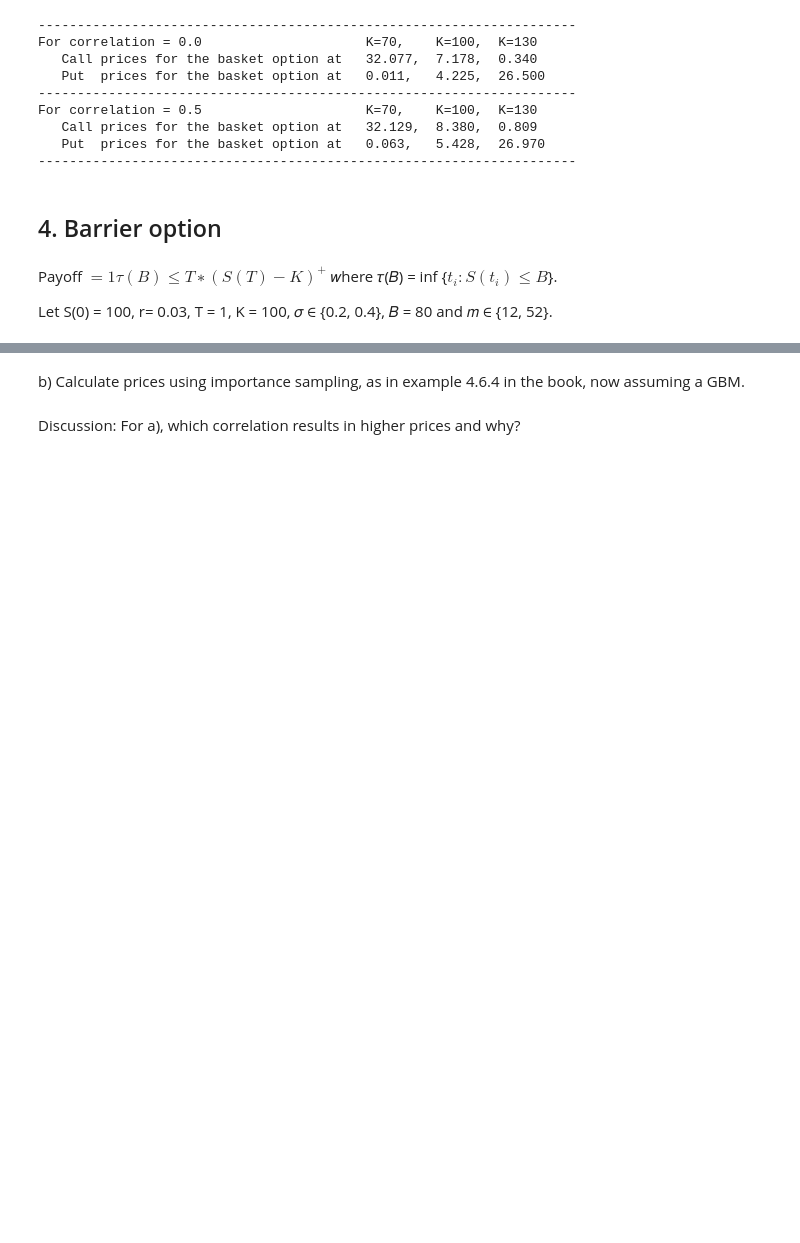
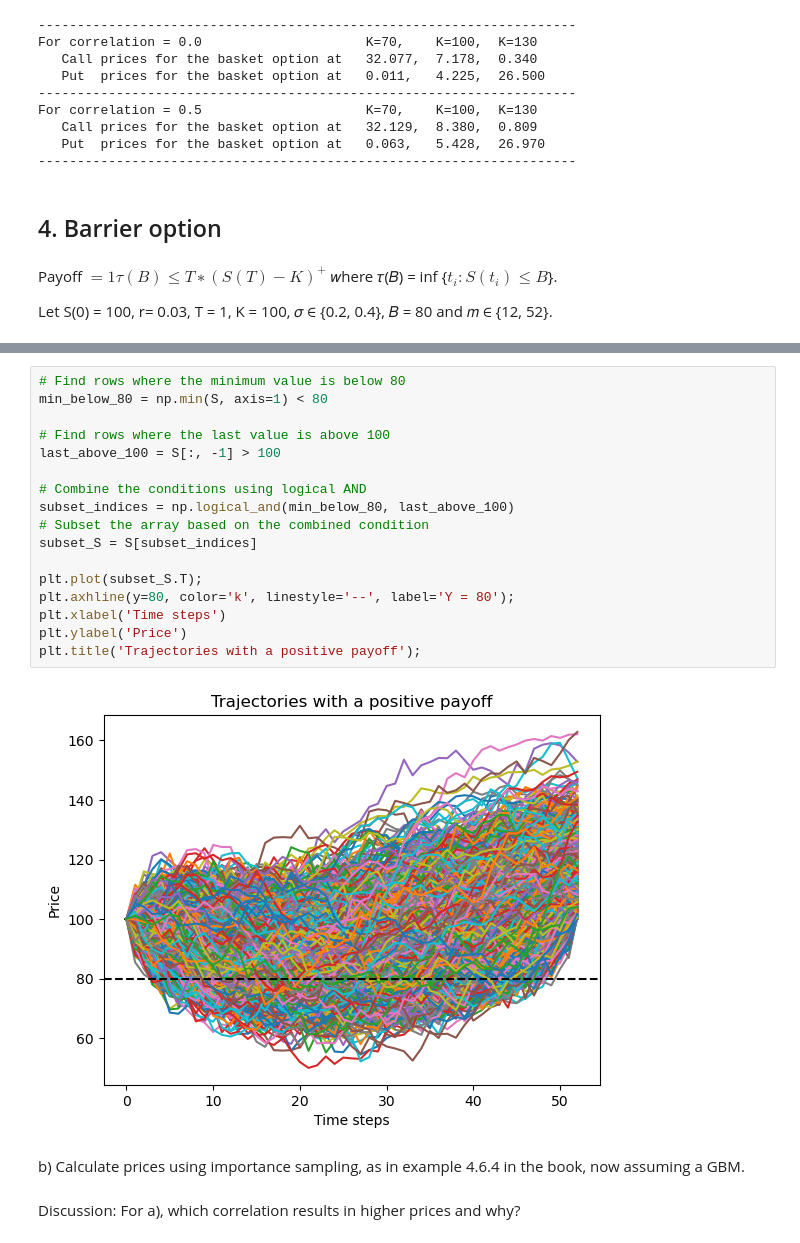
Before and after one commit to JohanHerbert/MonteCarloLabs, a Jupyter notebook: LAB2.ipynb, the cells around one changed output, grey strips where cells are left out. Cells and saved outputs as stored; diff of their text form; blank space fills up the shorter version.

```diff
--- a/LAB2.ipynb
+++ b/LAB2.ipynb
@@ -692,3 +712,22 @@ DIC_n = np.mean(DIC)
+# %%
+# Find rows where the minimum value is below 80
+min_below_80 = np.min(S, axis=1) < 80
+
+# Find rows where the last value is above 100
+last_above_100 = S[:, -1] > 100
+
+# Combine the conditions using logical AND
+subset_indices = np.logical_and(min_below_80, last_above_100)
+# Subset the array based on the combined condition
+subset_S = S[subset_indices]
+
+plt.plot(subset_S.T);
+plt.axhline(y=80, color='k', linestyle='--', label='Y = 80');
+plt.xlabel('Time steps')
+plt.ylabel('Price')
+plt.title('Trajectories with a positive payoff');
+# %% [output]
+[figure, added]
 # %% [markdown]
 b) Calculate prices using importance sampling, as in example 4.6.4 in the book, now assuming a GBM.
 # %% [markdown]
```
Also changed, not shown: parts of 17 cells of this notebook, 6 other files.
